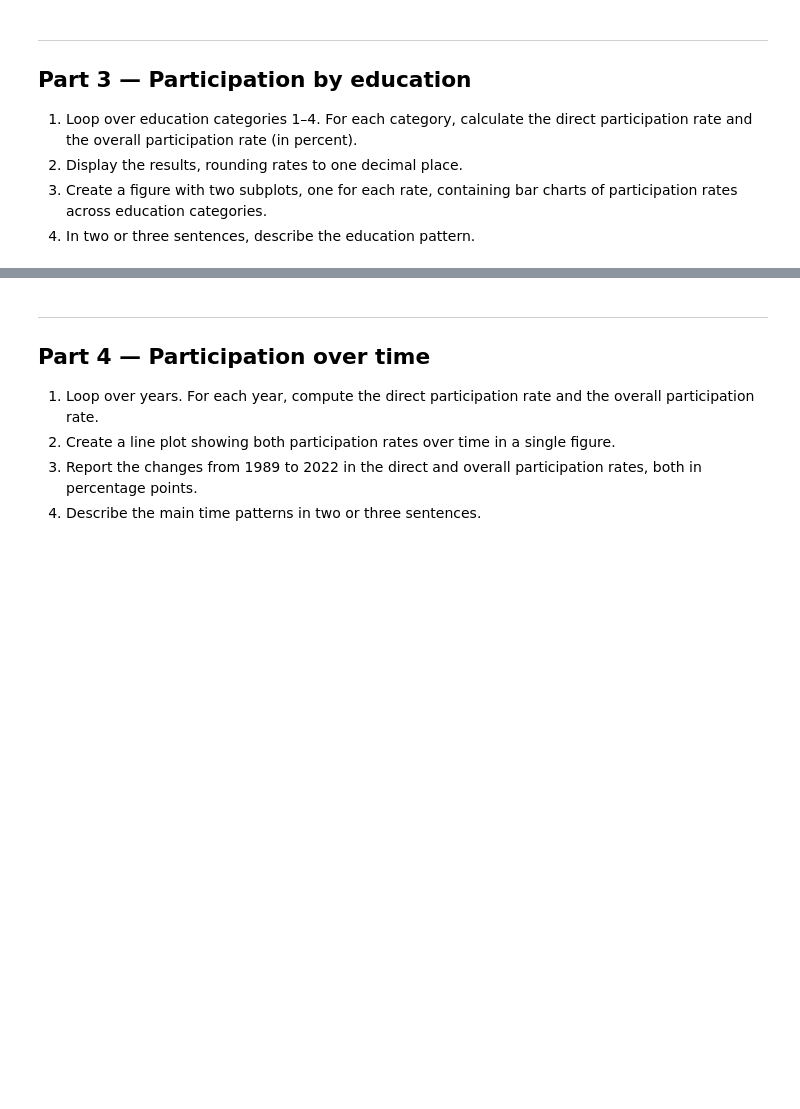
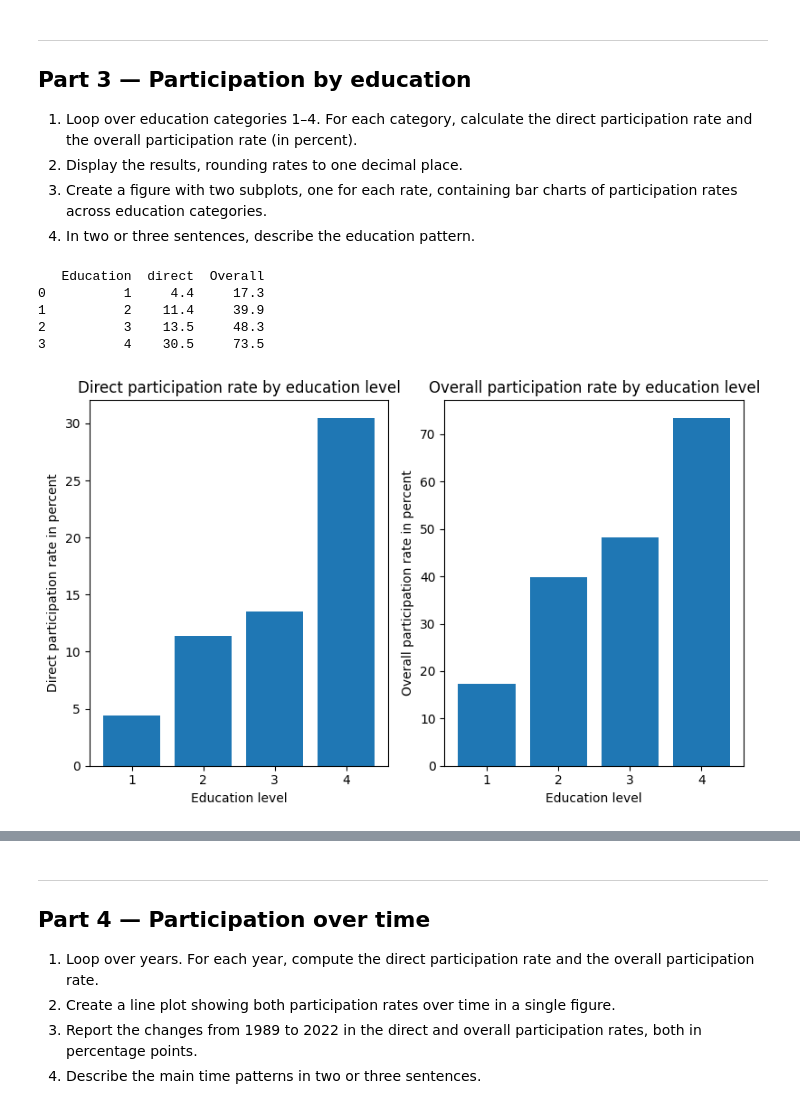
Before and after one commit to dorica5/tech2-assignment3, a Jupyter notebook: assignment3.ipynb, the cells around one changed output, grey strips where cells are left out. Saved outputs shown, nothing was run; the diff lists cells and outputs as text; code cells hidden in the pictures; blank space fills up the shorter version.

```diff
--- a/assignment3.ipynb
+++ b/assignment3.ipynb
@@ -212,3 +214,40 @@ Pd direct rate: 17.0%. Pd overall rate: 49.4%
 3. Create a figure with two subplots, one for each rate, containing bar charts
    of participation rates across education categories.
 4. In two or three sentences, describe the education pattern.
+# %%
+direct_list = []
+overall_list = []
+categories = [1,2,3,4]
+for category in categories:
+    direct_rate = participation_rate(df.loc[df["educ"] == category, "direct"])
+    overall_rate = participation_rate(df.loc[df["educ"] == category, "overall"])
+
+    direct_list.append(round(direct_rate, 1))
+    overall_list.append(round(overall_rate, 1))
+
+print(pd.DataFrame({"Education": categories, "direct": direct_list, "Overall": overall_list}))
+# %% [output]
+   Education  direct  Overall
+0          1     4.4     17.3
+1          2    11.4     39.9
+2          3    13.5     48.3
+3          4    30.5     73.5
+# %%
+fig, axes = plt.subplots(1, 2, figsize = (8, 5))
+
+axes[0].bar(categories, direct_list)
+axes[0].set_title("Direct participation rate by education level")
+axes[0].set_xlabel("Education level")
+axes[0].set_ylabel("Direct participation rate in percent")
+
+
+
+axes[1].bar(categories, overall_list)
+axes[1].set_title("Overall participation rate by education level")
+axes[1].set_xlabel("Education level")
+axes[1].set_ylabel("Overall participation rate in percent")
+
+plt.tight_layout()
+plt.show()
+# %% [output]
+[figure, added]
```
Also changed, not shown: parts of 5 cells of this notebook.
